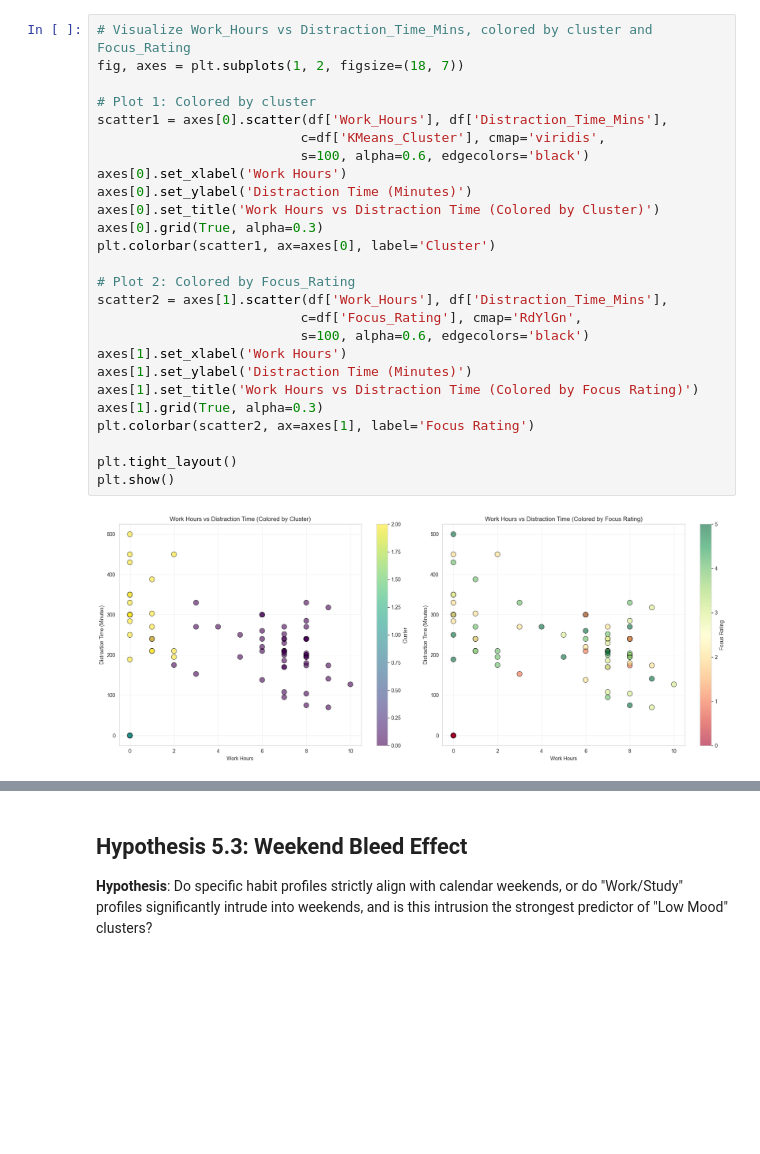
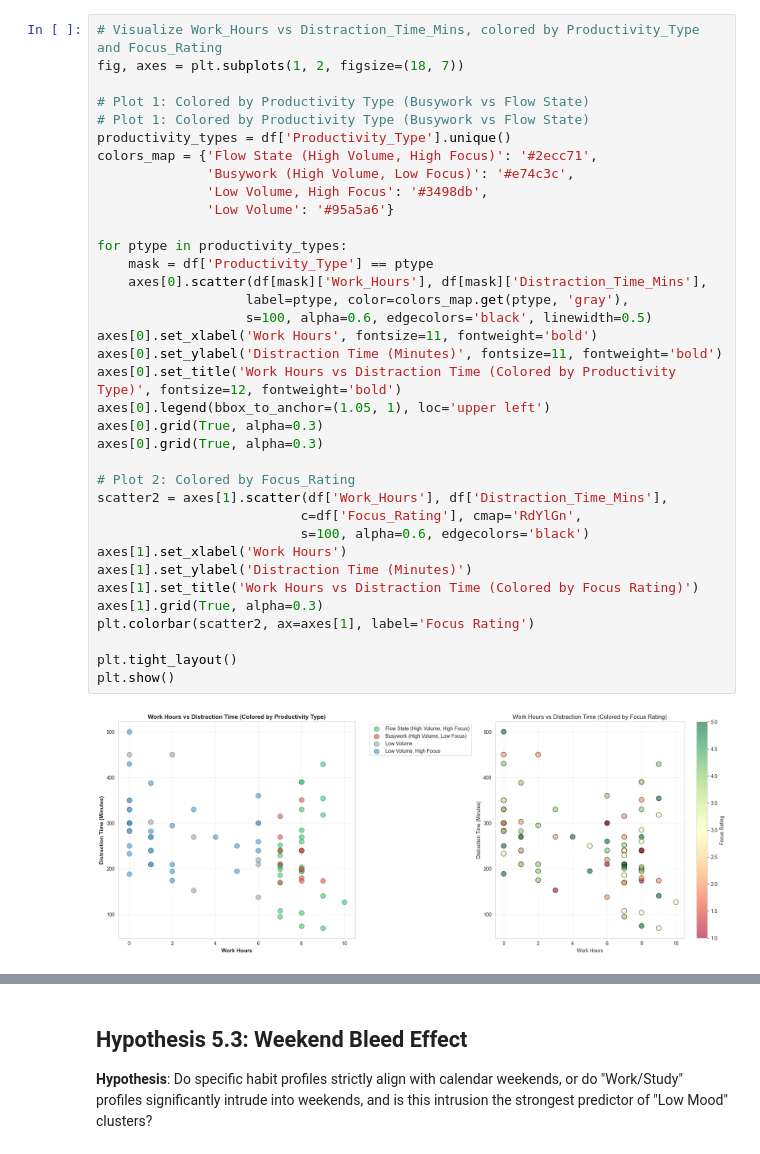
Before and after one commit to badong0/DataScience_Final_Project, a Jupyter notebook: 3hypothesis_testing.ipynb, the cells around one changed output, grey strips where cells are left out. Drawn from its saved outputs; the diff is of its cells as text; blank space fills up the shorter version.

```diff
--- a/3hypothesis_testing.ipynb
+++ b/3hypothesis_testing.ipynb
@@ -236,28 +299,38 @@ All                                    19   81
 # %%
-# Visualize Work_Hours vs Distraction_Time_Mins, colored by cluster and Focus_Rating
+# Visualize Work_Hours vs Distraction_Time_Mins, colored by Productivity_Type and Focus_Rating
 fig, axes = plt.subplots(1, 2, figsize=(18, 7))
 
-# Plot 1: Colored by cluster
-scatter1 = axes[0].scatter(df['Work_Hours'], df['Distraction_Time_Mins'],
-                          c=df['KMeans_Cluster'], cmap='viridis',
-                          s=100, alpha=0.6, edgecolors='black')
-axes[0].set_xlabel('Work Hours')
-axes[0].set_ylabel('Distraction Time (Minutes)')
-axes[0].set_title('Work Hours vs Distraction Time (Colored by Cluster)')
+# Plot 1: Colored by Productivity Type (Busywork vs Flow State)
+# Plot 1: Colored by Productivity Type (Busywork vs Flow State)
+productivity_types = df['Productivity_Type'].unique()
+colors_map = {'Flow State (High Volume, High Focus)': '#2ecc71',
+              'Busywork (High Volume, Low Focus)': '#e74c3c',
+              'Low Volume, High Focus': '#3498db',
+              'Low Volume': '#95a5a6'}
+
+for ptype in productivity_types:
+    mask = df['Productivity_Type'] == ptype
+    axes[0].scatter(df[mask]['Work_Hours'], df[mask]['Distraction_Time_Mins'],
+                   label=ptype, color=colors_map.get(ptype, 'gray'),
+                   s=100, alpha=0.6, edgecolors='black', linewidth=0.5)
+axes[0].set_xlabel('Work Hours', fontsize=11, fontweight='bold')
+axes[0].set_ylabel('Distraction Time (Minutes)', fontsize=11, fontweight='bold')
+axes[0].set_title('Work Hours vs Distraction Time (Colored by Productivity Type)', fontsize=12, fontweight='bold')
+axes[0].legend(bbox_to_anchor=(1.05, 1), loc='upper left')
 axes[0].grid(True, alpha=0.3)
-plt.colorbar(scatter1, ax=axes[0], label='Cluster')
+axes[0].grid(True, alpha=0.3)
 
 # Plot 2: Colored by Focus_Rating
 scatter2 = axes[1].scatter(df['Work_Hours'], df['Distraction_Time_Mins'],
                           c=df['Focus_Rating'], cmap='RdYlGn',
                           s=100, alpha=0.6, edgecolors='black')
 axes[1].set_xlabel('Work Hours')
 axes[1].set_ylabel('Distraction Time (Minutes)')
 axes[1].set_title('Work Hours vs Distraction Time (Colored by Focus Rating)')
 axes[1].grid(True, alpha=0.3)
 plt.colorbar(scatter2, ax=axes[1], label='Focus Rating')
 
 plt.tight_layout()
 plt.show()
 # %% [output]
-[figure, old version]
+[figure, new version]
```
Also changed, not shown: parts of 20 cells of this notebook, 36 other files.
